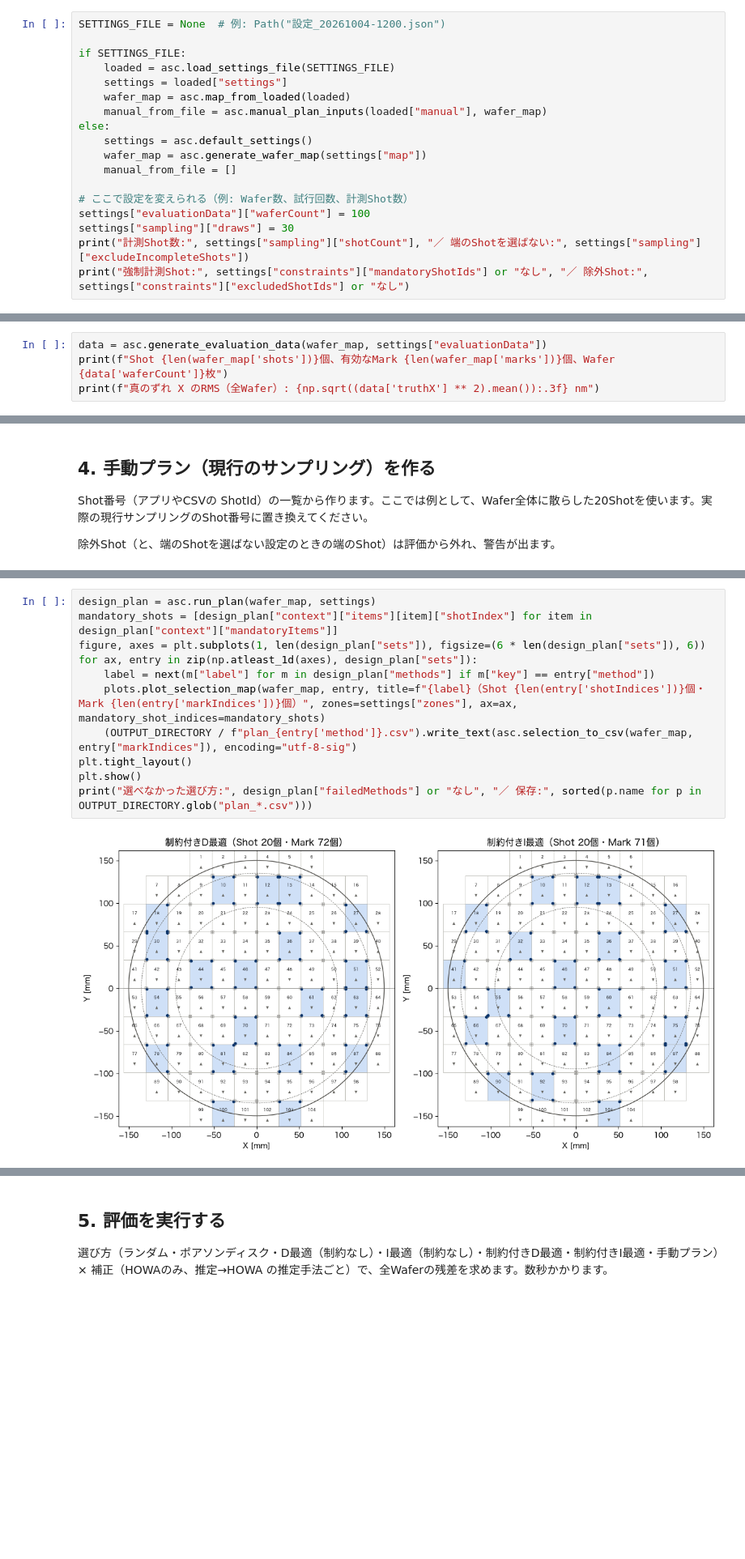
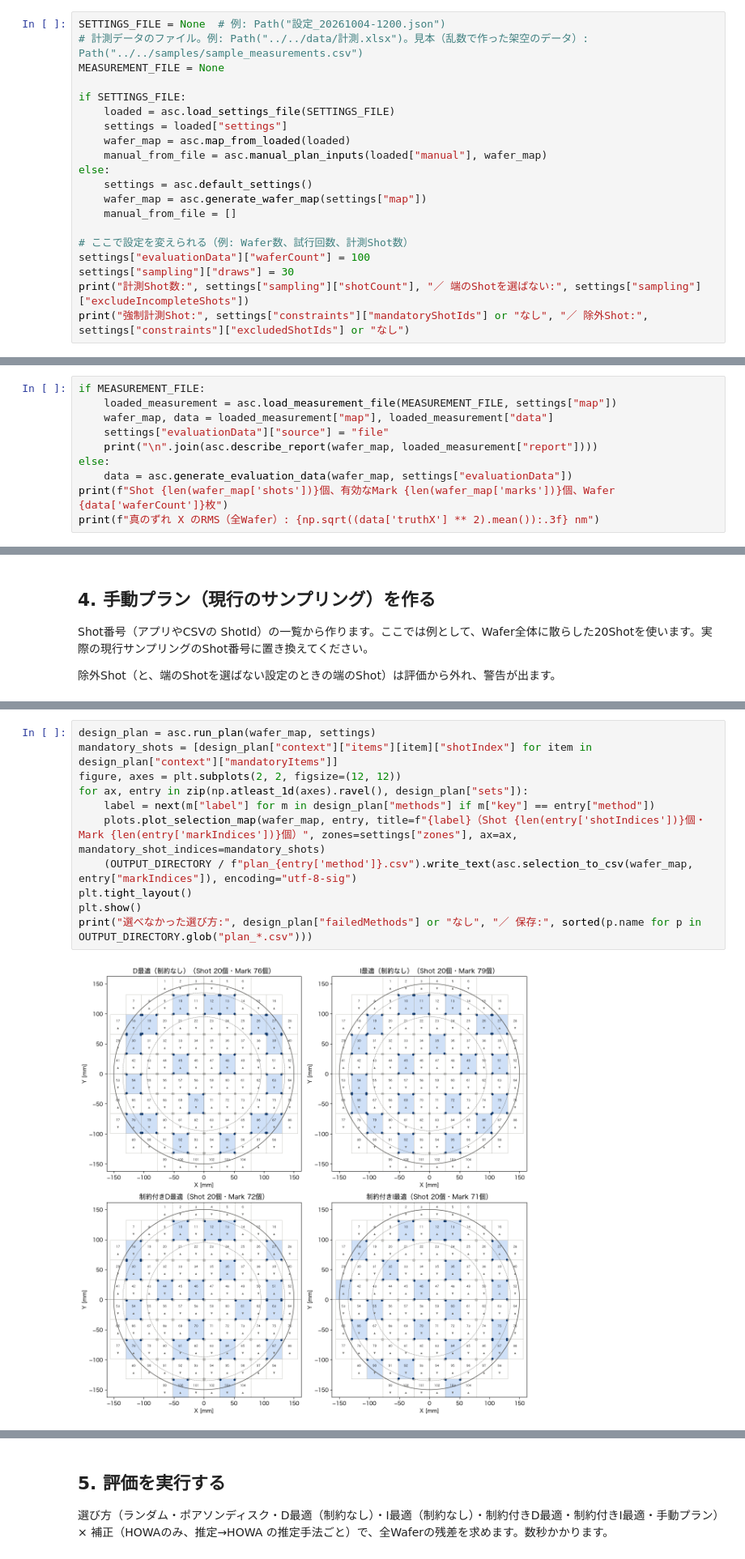
Before and after one commit to rsakamoto-0824/alignment-sampling-comparator, a Jupyter notebook: python/notebooks/alignment_sampling_evaluation.ipynb, the cells around one changed output, grey strips where cells are left out. Shown at 81% size. Drawn from its saved outputs; the diff is of its cells as text; blank space fills up the shorter version.

```diff
--- a/python/notebooks/alignment_sampling_evaluation.ipynb
+++ b/python/notebooks/alignment_sampling_evaluation.ipynb
@@ -66,5 +68,7 @@ def fmt(value, digits=3):
 # %%
 SETTINGS_FILE = None  # 例: Path("設定_20261004-1200.json")
+# 計測データのファイル。例: Path("../../data/計測.xlsx")。見本（乱数で作った架空のデータ）: Path("../../samples/sample_measurements.csv")
+MEASUREMENT_FILE = None
 
 if SETTINGS_FILE:
     loaded = asc.load_settings_file(SETTINGS_FILE)
@@ -91,5 +97,11 @@ print("強制計測Shot:", settings["constraints"]["mandatoryShotIds"] or "な
 # %%
-data = asc.generate_evaluation_data(wafer_map, settings["evaluationData"])
+if MEASUREMENT_FILE:
+    loaded_measurement = asc.load_measurement_file(MEASUREMENT_FILE, settings["map"])
+    wafer_map, data = loaded_measurement["map"], loaded_measurement["data"]
+    settings["evaluationData"]["source"] = "file"
+    print("\n".join(asc.describe_report(wafer_map, loaded_measurement["report"])))
+else:
+    data = asc.generate_evaluation_data(wafer_map, settings["evaluationData"])
 print(f"Shot {len(wafer_map['shots'])}個、有効なMark {len(wafer_map['marks'])}個、Wafer {data['waferCount']}枚")
 print(f"真のずれ X のRMS（全Wafer）: {np.sqrt((data['truthX'] ** 2).mean()):.3f} nm")
 # %% [output]
@@ -115,13 +133,13 @@ Waferマップと制約だけから、制約付きD最適・I最適の計測点
 # %%
 design_plan = asc.run_plan(wafer_map, settings)
 mandatory_shots = [design_plan["context"]["items"][item]["shotIndex"] for item in design_plan["context"]["mandatoryItems"]]
-figure, axes = plt.subplots(1, len(design_plan["sets"]), figsize=(6 * len(design_plan["sets"]), 6))
-for ax, entry in zip(np.atleast_1d(axes), design_plan["sets"]):
+figure, axes = plt.subplots(2, 2, figsize=(12, 12))
+for ax, entry in zip(np.atleast_1d(axes).ravel(), design_plan["sets"]):
     label = next(m["label"] for m in design_plan["methods"] if m["key"] == entry["method"])
     plots.plot_selection_map(wafer_map, entry, title=f"{label}（Shot {len(entry['shotIndices'])}個・Mark {len(entry['markIndices'])}個）", zones=settings["zones"], ax=ax, mandatory_shot_indices=mandatory_shots)
     (OUTPUT_DIRECTORY / f"plan_{entry['method']}.csv").write_text(asc.selection_to_csv(wafer_map, entry["markIndices"]), encoding="utf-8-sig")
 plt.tight_layout()
 plt.show()
 print("選べなかった選び方:", design_plan["failedMethods"] or "なし", "／ 保存:", sorted(p.name for p in OUTPUT_DIRECTORY.glob("plan_*.csv")))
 # %% [output]
-[figure, old version]
+[figure, new version]
```
Also changed, not shown: parts of 11 cells of this notebook, 27 other files.
